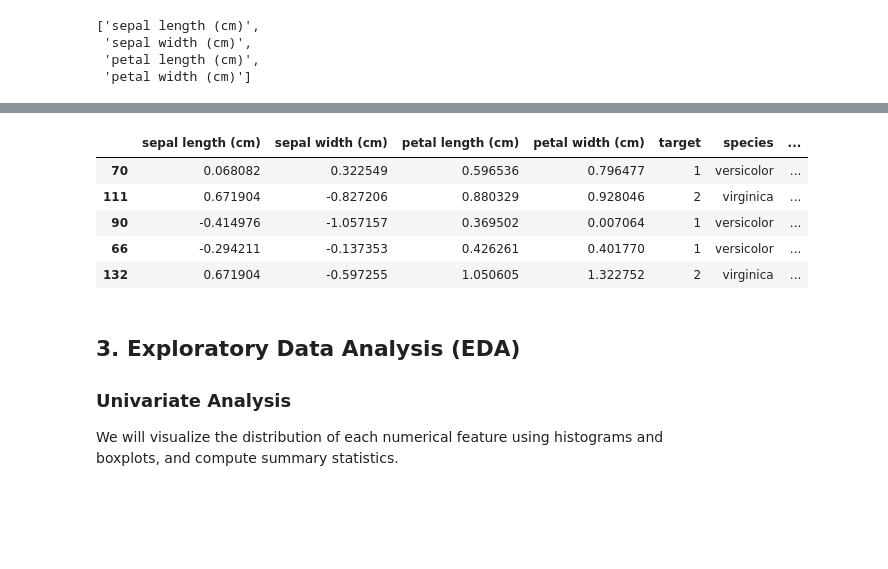
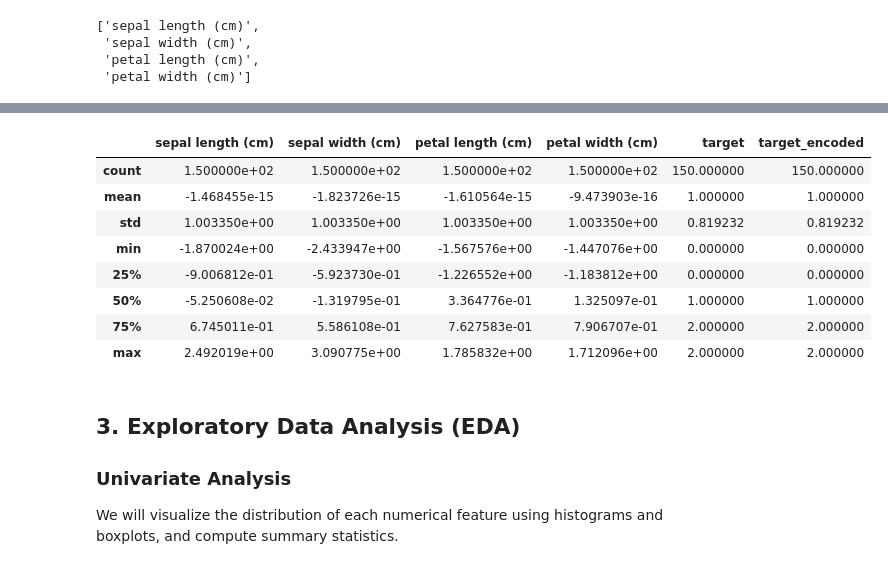
Before and after one commit to shazadabu2/Projects2025, a Jupyter notebook: Project_1,2/Notebooks/2. iris.ipynb, the cells around one changed output, grey strips where cells are left out. Drawn from its saved outputs; the diff is of its cells as text; code cells hidden in the pictures; blank space fills up the shorter version.

```diff
--- a/Project_1,2/Notebooks/2. iris.ipynb
+++ b/Project_1,2/Notebooks/2. iris.ipynb
@@ -116,7 +116,7 @@ print("Missing values per column:\n", df.isnull().sum())
 print("\nNumber of duplicate rows:", df.duplicated().sum())
 
 #drop duplicates
-df.drop_duplicates(inplace=True)
+# df.drop_duplicates(inplace=True)
 # %% [output]
 Missing values per column:
  sepal length (cm)    0
@@ -219,28 +235,33 @@ Methods of scaling:
 # %%
 
 # For demonstrationa, if any missing values existed, you could fill them:
 # df.fillna(method='ffill', inplace=True)
 
 # Normalize numerical features using StandardScaler
 from sklearn.preprocessing import StandardScaler
 
 scaler = StandardScaler()
 feature_cols = iris.feature_names
 df[feature_cols] = scaler.fit_transform(df[feature_cols])
 
 # Encode target labels (already numeric, but ensure consistency)
 from sklearn.preprocessing import LabelEncoder
 le = LabelEncoder()
 df['target_encoded'] = le.fit_transform(df['species'])
 
 df.sample(5)
+
+df.describe()
 # %% [output]
-|  | sepal length (cm) | sepal width (cm) | petal length (cm) | petal width (cm) | target | species | ... |
-| 70 | 0.068082 | 0.322549 | 0.596536 | 0.796477 | 1 | versicolor | ... |
-| 111 | 0.671904 | -0.827206 | 0.880329 | 0.928046 | 2 | virginica | ... |
-| 90 | -0.414976 | -1.057157 | 0.369502 | 0.007064 | 1 | versicolor | ... |
-| 66 | -0.294211 | -0.137353 | 0.426261 | 0.401770 | 1 | versicolor | ... |
-| 132 | 0.671904 | -0.597255 | 1.050605 | 1.322752 | 2 | virginica | ... |
+|  | sepal length (cm) | sepal width (cm) | petal length (cm) | petal width (cm) | target | target_encoded |
+| count | 1.500000e+02 | 1.500000e+02 | 1.500000e+02 | 1.500000e+02 | 150.000000 | 150.000000 |
+| mean | -1.468455e-15 | -1.823726e-15 | -1.610564e-15 | -9.473903e-16 | 1.000000 | 1.000000 |
+| std | 1.003350e+00 | 1.003350e+00 | 1.003350e+00 | 1.003350e+00 | 0.819232 | 0.819232 |
+| min | -1.870024e+00 | -2.433947e+00 | -1.567576e+00 | -1.447076e+00 | 0.000000 | 0.000000 |
+| 25% | -9.006812e-01 | -5.923730e-01 | -1.226552e+00 | -1.183812e+00 | 0.000000 | 0.000000 |
+| 50% | -5.250608e-02 | -1.319795e-01 | 3.364776e-01 | 1.325097e-01 | 1.000000 | 1.000000 |
+| 75% | 6.745011e-01 | 5.586108e-01 | 7.627583e-01 | 7.906707e-01 | 2.000000 | 2.000000 |
+| max | 2.492019e+00 | 3.090775e+00 | 1.785832e+00 | 1.712096e+00 | 2.000000 | 2.000000 |
 # %% [markdown]
 ## 3. Exploratory Data Analysis (EDA)
 
```
Also changed, not shown: parts of 9 cells of this notebook, 15 other files.
